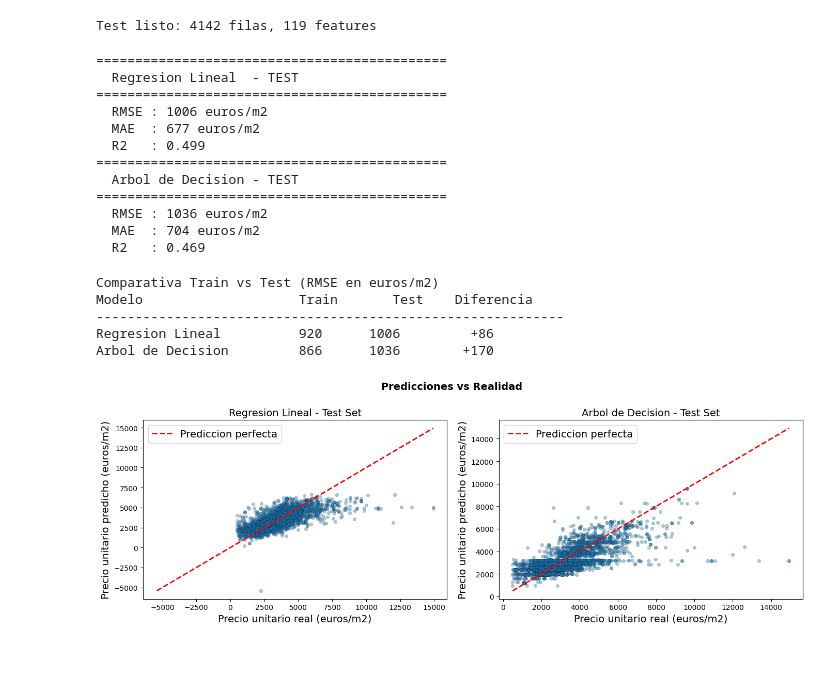
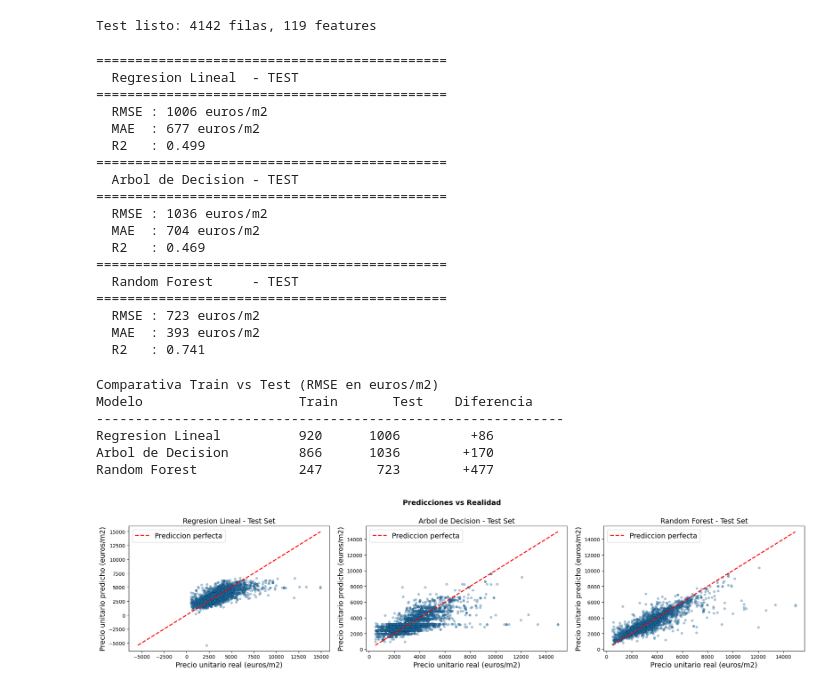
Before and after one commit to Apriroca/ML_Prediccion_Vivienda_Valencia, a Jupyter notebook: main.ipynb, the cells around one changed output. Drawn from its saved outputs; the diff is of its cells as text; code cells hidden in the pictures; blank space fills up the shorter version.

```diff
--- a/main.ipynb
+++ b/main.ipynb
@@ -260,8 +260,13 @@ lin_reg = LinearRegression()
 # Arbol con max_depth y min_samples_leaf para evitar overfitting
 tree_reg = DecisionTreeRegressor(random_state=42, max_depth=10, min_samples_leaf=10)
 
+# Random Forest
+from sklearn.ensemble import RandomForestRegressor
+rf_reg = RandomForestRegressor(n_estimators=100, random_state=42, n_jobs=-1)
+
 lin_reg.fit(X, y)
 tree_reg.fit(X, y)
+rf_reg.fit(X, y)
 print('Modelos entrenados')
 # %% [output]
 Modelos entrenados
@@ -329,6 +337,7 @@ Test listo: 4142 filas, 119 features
 # %%
 test_pred_lin  = lin_reg.predict(X_test)
 test_pred_tree = tree_reg.predict(X_test)
+test_pred_rf   = rf_reg.predict(X_test)
 
 def evaluar_modelo(nombre, y_true, y_pred):
     rmse = np.sqrt(mean_squared_error(y_true, y_pred))
@@ -344,6 +353,7 @@ def evaluar_modelo(nombre, y_true, y_pred):
 
 evaluar_modelo('Regresion Lineal  - TEST', y_test, test_pred_lin)
 evaluar_modelo('Arbol de Decision - TEST', y_test, test_pred_tree)
+evaluar_modelo('Random Forest     - TEST', y_test, test_pred_rf)
 # %% [output]
 =============================================
   Regresion Lineal  - TEST
@@ -357,12 +367,20 @@ evaluar_modelo('Arbol de Decision - TEST', y_test, test_pred_tree)
   RMSE : 1036 euros/m2
   MAE  : 704 euros/m2
   R2   : 0.469
+=============================================
+  Random Forest     - TEST
+=============================================
+  RMSE : 723 euros/m2
+  MAE  : 393 euros/m2
+  R2   : 0.741
 # %%
 # Comparativa Train vs Test
 rmse_lin_train  = np.sqrt(mean_squared_error(y, lin_reg.predict(X)))
 rmse_tree_train = np.sqrt(mean_squared_error(y, tree_reg.predict(X)))
+rmse_rf_train   = np.sqrt(mean_squared_error(y, rf_reg.predict(X)))
 rmse_lin_test   = np.sqrt(mean_squared_error(y_test, test_pred_lin))
 rmse_tree_test  = np.sqrt(mean_squared_error(y_test, test_pred_tree))
+rmse_rf_test    = np.sqrt(mean_squared_error(y_test, test_pred_rf))
 
 print('Comparativa Train vs Test (RMSE en euros/m2)')
 print('Modelo                    Train       Test    Diferencia')
@@ -373,28 +391,36 @@ print('Regresion Lineal     ' + str(round(rmse_lin_train)).rjust(8) +
 print('Arbol de Decision    ' + str(round(rmse_tree_train)).rjust(8) +
       str(round(rmse_tree_test)).rjust(10) +
       ('+' + str(round(rmse_tree_test - rmse_tree_train))).rjust(12))
+print('Random Forest        ' + str(round(rmse_rf_train)).rjust(8) +
+      str(round(rmse_rf_test)).rjust(10) +
+      ('+' + str(round(rmse_rf_test - rmse_rf_train))).rjust(12))
 # %% [output]
 Comparativa Train vs Test (RMSE en euros/m2)
 Modelo                    Train       Test    Diferencia
 ------------------------------------------------------------
 Regresion Lineal          920      1006         +86
 Arbol de Decision         866      1036        +170
+Random Forest             247       723        +477
 # %%
 # Grafico: Predicciones vs Realidad
-fig, axes = plt.subplots(1, 2, figsize=(14, 5))
+fig, axes = plt.subplots(1, 3, figsize=(20, 5))
 
-modelos = [(test_pred_lin, 'Regresion Lineal'), (test_pred_tree, 'Arbol de Decision')]
+modelos = [
+    (test_pred_lin,  'Regresion Lineal'),
+    (test_pred_tree, 'Arbol de Decision'),
+    (test_pred_rf,   'Random Forest')
+]
 for ax, (preds, nombre) in zip(axes, modelos):
     ax.scatter(y_test, preds, alpha=0.4, edgecolors='k', linewidths=0.3, s=20)
     lims = [min(y_test.min(), preds.min()), max(y_test.max(), preds.max())]
     ax.plot(lims, lims, 'r--', linewidth=2, label='Prediccion perfecta')
     ax.set_xlabel('Precio unitario real (euros/m2)')
     ax.set_ylabel('Precio unitario predicho (euros/m2)')
     ax.set_title(nombre + ' - Test Set')
     ax.legend()
 
 plt.suptitle('Predicciones vs Realidad', fontsize=14, fontweight='bold')
 plt.tight_layout()
 plt.show()
 # %% [output]
-[figure, old version]
+[figure, new version]
```
Also changed, not shown: parts of 3 cells of this notebook.
